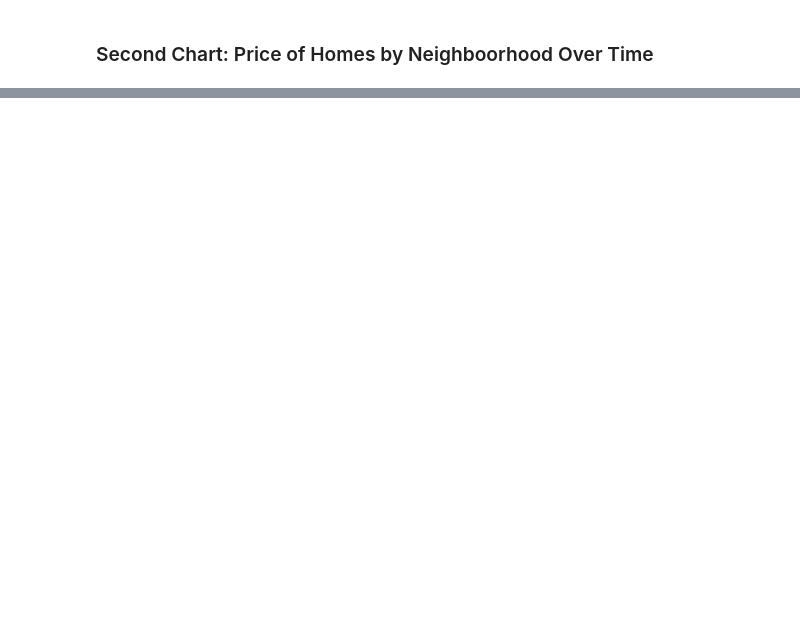
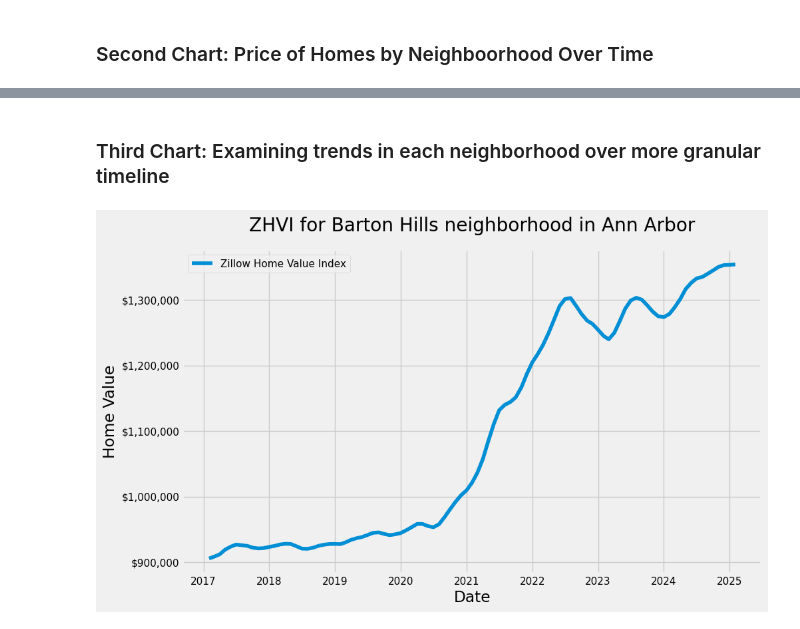
Before and after one commit to grantajason/SIADS-521-Assignment-3, a Jupyter notebook: gajason-siads521-a3.ipynb, the cells around one changed output, grey strips where cells are left out. Cells and saved outputs as stored; diff of their text form; code cells hidden in the pictures; blank space fills up the shorter version.

```diff
--- a/gajason-siads521-a3.ipynb
+++ b/gajason-siads521-a3.ipynb
@@ -101,8 +104,0 @@ Text(46.24999999999999, 0.5, 'Neighborhood')
-# %%
-chart_three_df = melted_df.copy()
-chart_three_df['Year'] = chart_three_df['Date'].dt.year
-
-prices = [0, 250000, 500000, 750000, 1000000]
-labels = ['Starter', 'Mid-Range', 'Luxury', 'Ultra-Luxury']
-
-chart_three_df['House Type'] = pd.cut(chart_three_df['HomeValue'], bins=prices, labels=labels)
@@ -115,0 +105,33 @@ chart_three_df['House Type'] = pd.cut(chart_three_df['HomeValue'], bins=prices,
+# %% [markdown]
+### Third Chart: Examining trends in each neighborhood over more granular timeline
+# %%
+def create_chart_three(neighbohood):
+
+    # prepare data for chart 3
+    chart_three_df = melted_df.copy()
+    chart_three_df['Month'] = chart_three_df['Date'].dt.to_period('M').dt.to_timestamp()
+    chart_three_df['Year'] = chart_three_df['Date'].dt.year
+
+    chart_three_df = chart_three_df[chart_three_df['RegionName'] == neighbohood]
+
+    plt.style.use('fivethirtyeight')
+    plt.figure(figsize=(10,6))
+    plt.plot(chart_three_df['Month'], chart_three_df['HomeValue'], label='Home Value')
+
+    # format y axis to be in $
+    fmt = mtick.StrMethodFormatter('${x:,.0f}')
+    plt.gca().yaxis.set_major_formatter(fmt)
+
+    #format x axis to only show the years
+    plt.gca().xaxis.set_major_locator(mdates.YearLocator())
+    plt.gca().xaxis.set_major_formatter(mdates.DateFormatter('%Y'))
+
+    plt.xlabel('Date')
+    plt.ylabel('Home Value')
+    plt.title('ZHVI for {} neighborhood in Ann Arbor'.format(neighbohood), pad=20)
+    plt.legend(['Zillow Home Value Index'])
+
+create_chart_three('Barton Hills')
+plt.show()
+# %% [output]
+[figure, added]
```
Also changed, not shown: parts of 5 cells of this notebook.
